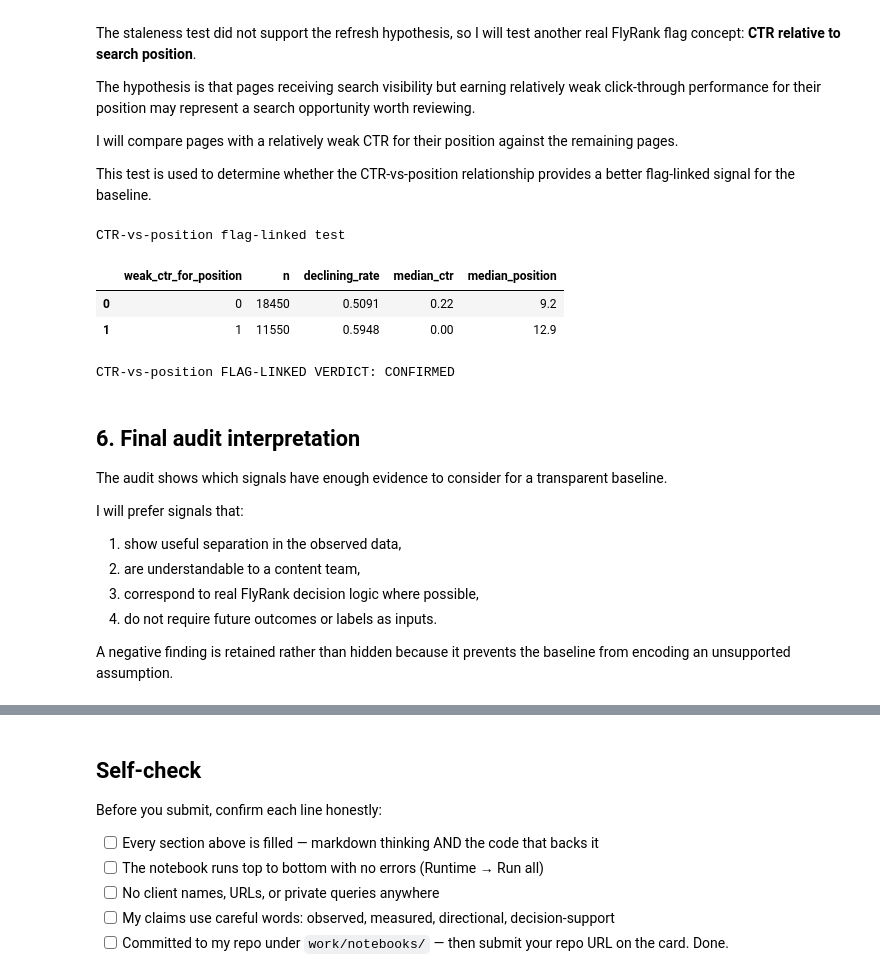
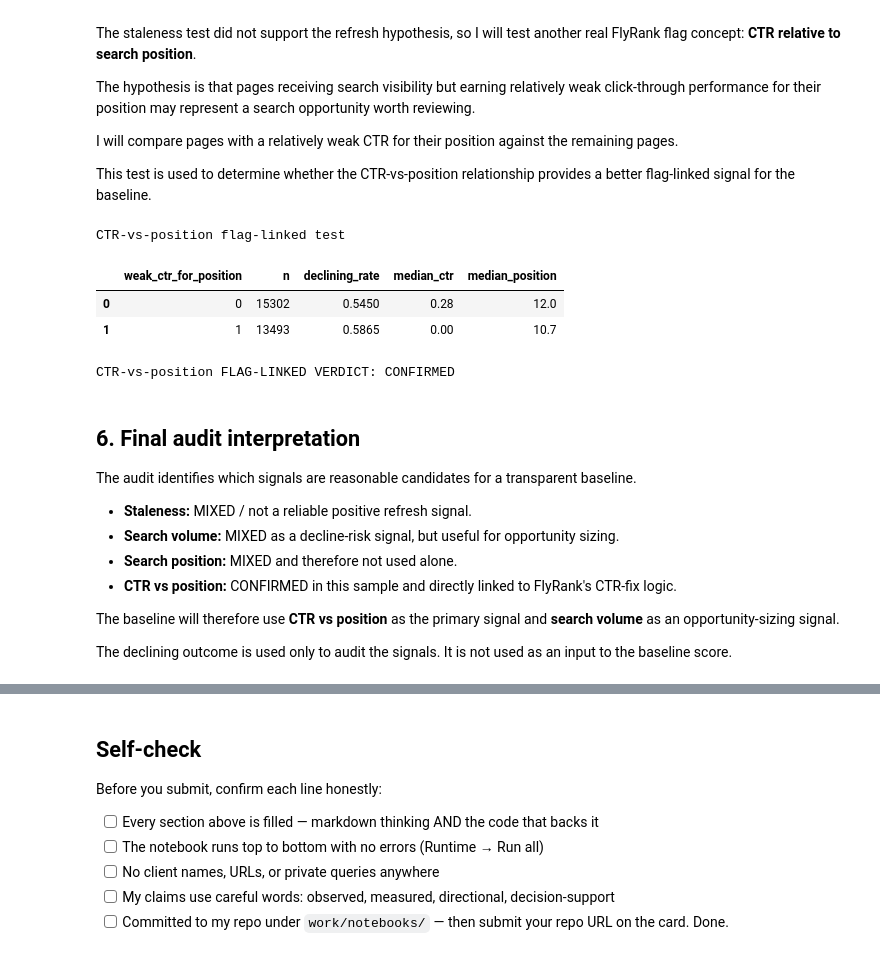
Before and after one commit to 13aakash/flyrank-ml-internship, a Jupyter notebook: work/notebooks/w04_signal_audit.ipynb, the cells around one changed output, grey strips where cells are left out. Cells and saved outputs as stored; diff of their text form; code cells hidden in the pictures.

```diff
--- a/work/notebooks/w04_signal_audit.ipynb
+++ b/work/notebooks/w04_signal_audit.ipynb
@@ -20,7 +20,6 @@ The three signals I will investigate are:
 I will use the distributions to understand scale, missingness, and useful bucket boundaries before interpreting signal behaviour.
 # %%
 import os
-import sys
 import subprocess
 import pandas as pd
 import numpy as np
@@ -28,27 +27,36 @@ import numpy as np
 REPO_URL = "https://github.com/13aakash/flyrank-ml-internship.git"
 REPO_DIR = "flyrank-ml-internship"
 
-# Clone the repo if it is not already present.
 if not os.path.exists(REPO_DIR):
     subprocess.run(
         ["git", "clone", REPO_URL, REPO_DIR],
         check=True
     )
 
-# Move into the repository.
 os.chdir(REPO_DIR)
 
-# Load the Week 3 anonymized dataset.
-df = pd.read_csv("data/raw/content_refresh_anonymized.csv")
+DATA_PATH = "data/raw/content_refresh_anonymized.csv"
+
+if not os.path.exists(DATA_PATH):
+    raise FileNotFoundError(
+        f"Could not find {DATA_PATH}."
+    )
+
+df = pd.read_csv(DATA_PATH)
 
 numeric_cols = [
     "days_since_last_update",
     "impressions_90d",
     "avg_position",
+    "ctr",
 ]
 
 for col in numeric_cols:
     df[col] = pd.to_numeric(df[col], errors="coerce")
+
+# In the FlyRank data, avg_position = 0 means no position data.
+# Treat it as missing for position-based analysis.
+df.loc[df["avg_position"] == 0, "avg_position"] = np.nan
 
 print(f"Rows: {len(df):,}")
 
@@ -424,8 +471,8 @@ This test is used to determine whether the CTR-vs-position relationship provides
 # %%
 # CTR-vs-position audit.
 #
-# Create position buckets first, then compare CTR within each position range.
-# This avoids treating raw CTR as independent of ranking position.
+# avg_position == 0 was converted to NaN in Cell 3 because
+# zero means no position data in this dataset.
 
 ctr_position = df.copy()
 
@@ -449,7 +496,7 @@ ctr_position["ctr_position_median"] = (
 
 ctr_position["weak_ctr_for_position"] = (
     ctr_position["ctr"] < ctr_position["ctr_position_median"]
-).astype(int)
+).fillna(False).astype(int)
 
 ctr_position_test = (
     ctr_position
@@ -474,51 +521,66 @@ ctr_position_test["median_ctr"] = (
 
 ctr_position_test["median_position"] = (
     ctr_position_test["median_position"].round(2)
 )
 
 print("CTR-vs-position flag-linked test")
 display(ctr_position_test)
 
 if len(ctr_position_test) == 2:
     weak_rate = ctr_position_test.loc[
         ctr_position_test["weak_ctr_for_position"] == 1,
         "declining_rate"
     ].iloc[0]
 
     normal_rate = ctr_position_test.loc[
         ctr_position_test["weak_ctr_for_position"] == 0,
         "declining_rate"
     ].iloc[0]
 
-    if weak_rate > normal_rate:
+    weak_n = ctr_position_test.loc[
+        ctr_position_test["weak_ctr_for_position"] == 1,
+        "n"
+    ].iloc[0]
+
+    normal_n = ctr_position_test.loc[
+        ctr_position_test["weak_ctr_for_position"] == 0,
+        "n"
+    ].iloc[0]
+
+    if min(weak_n, normal_n) < 50:
+        ctr_position_verdict = "FALSE"
+    elif weak_rate > normal_rate:
         ctr_position_verdict = "CONFIRMED"
     elif weak_rate < normal_rate:
         ctr_position_verdict = "OPPOSITE"
     else:
         ctr_position_verdict = "MIXED"
 else:
     ctr_position_verdict = "FALSE"
 
-print("CTR-vs-position FLAG-LINKED VERDICT:", ctr_position_verdict)
+print(
+    "CTR-vs-position FLAG-LINKED VERDICT:",
+    ctr_position_verdict
+)
 # %% [output]
 CTR-vs-position flag-linked test
 |  | weak_ctr_for_position | n | declining_rate | median_ctr | median_position |
-| 0 | 0 | 18450 | 0.5091 | 0.22 | 9.2 |
-| 1 | 1 | 11550 | 0.5948 | 0.00 | 12.9 |
+| 0 | 0 | 15302 | 0.5450 | 0.28 | 12.0 |
+| 1 | 1 | 13493 | 0.5865 | 0.00 | 10.7 |
 CTR-vs-position FLAG-LINKED VERDICT: CONFIRMED
 # %% [markdown]
 ## 6. Final audit interpretation
 
-The audit shows which signals have enough evidence to consider for a transparent baseline.
+The audit identifies which signals are reasonable candidates for a transparent baseline.
 
-I will prefer signals that:
+- **Staleness:** MIXED / not a reliable positive refresh signal.
+- **Search volume:** MIXED as a decline-risk signal, but useful for opportunity sizing.
+- **Search position:** MIXED and therefore not used alone.
+- **CTR vs position:** CONFIRMED in this sample and directly linked to FlyRank's CTR-fix logic.
 
-1. show useful separation in the observed data,
-2. are understandable to a content team,
-3. correspond to real FlyRank decision logic where possible,
-4. do not require future outcomes or labels as inputs.
+The baseline will therefore use **CTR vs position** as the primary signal and **search volume** as an opportunity-sizing signal.
 
-A negative finding is retained rather than hidden because it prevents the baseline from encoding an unsupported assumption.
+The declining outcome is used only to audit the signals. It is not used as an input to the baseline score.
 # %%
 final_signal_summary = pd.DataFrame({
     "signal": [
```
Also changed, not shown: parts of 7 cells of this notebook.
